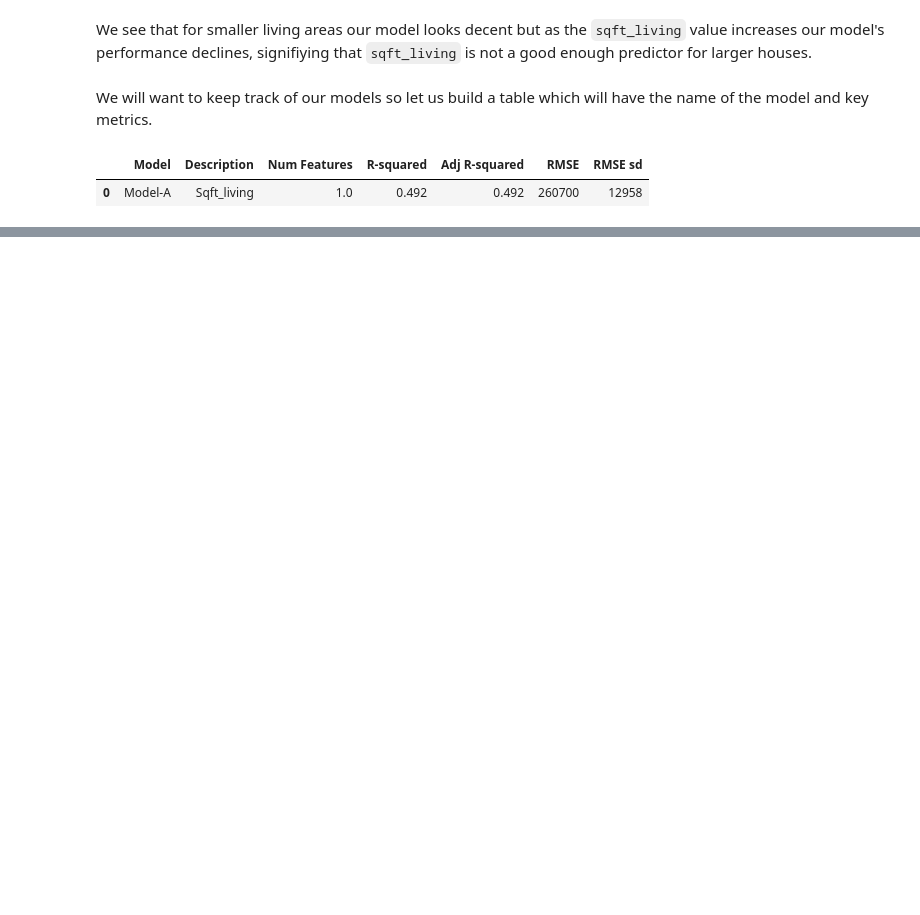
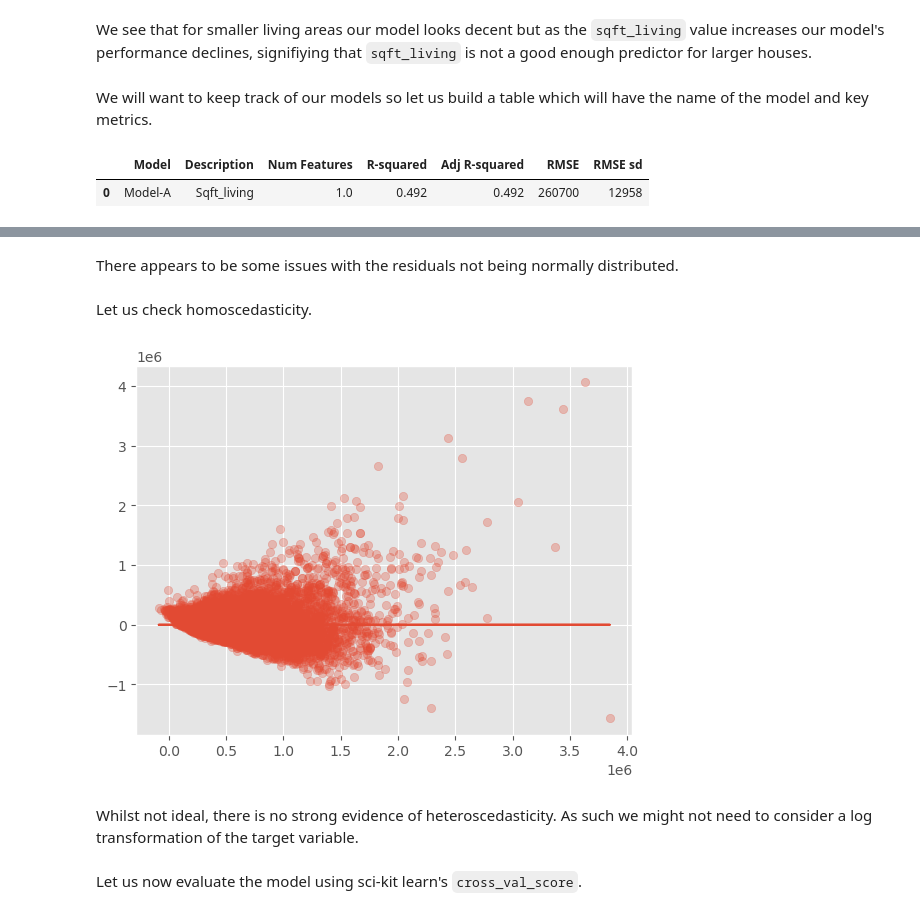
Before and after one commit to Judykoech/Phase2--Group1-Project, a Jupyter notebook: student.ipynb, the cells around one changed output, grey strips where cells are left out. Cells and saved outputs as stored; diff of their text form; code cells hidden in the pictures; blank space fills up the shorter version.

```diff
--- a/student.ipynb
+++ b/student.ipynb
@@ -1589,0 +1596,15 @@ evaluationtable
+# %% [markdown]
+There appears to be some issues with the residuals not being normally distributed.
+# %% [markdown]
+Let us check homoscedasticity.
+# %%
+# Scatterplot of predictions
+plt.scatter(model.predict(X_int), model.resid, alpha = 0.3)
+plt.plot(model.predict(X_int), [0 for i in range(len(X_train2))])
+plt.show()
+# %% [output]
+[figure, added]
+# %% [markdown]
+Whilst not ideal, there is no strong evidence of heteroscedasticity. As such we might not need to consider a log transformation of the target variable.
+# %% [markdown]
+Let us now evaluate the model using sci-kit learn's `cross_val_score`.
```
Also changed, not shown: parts of 50 cells of this notebook.
